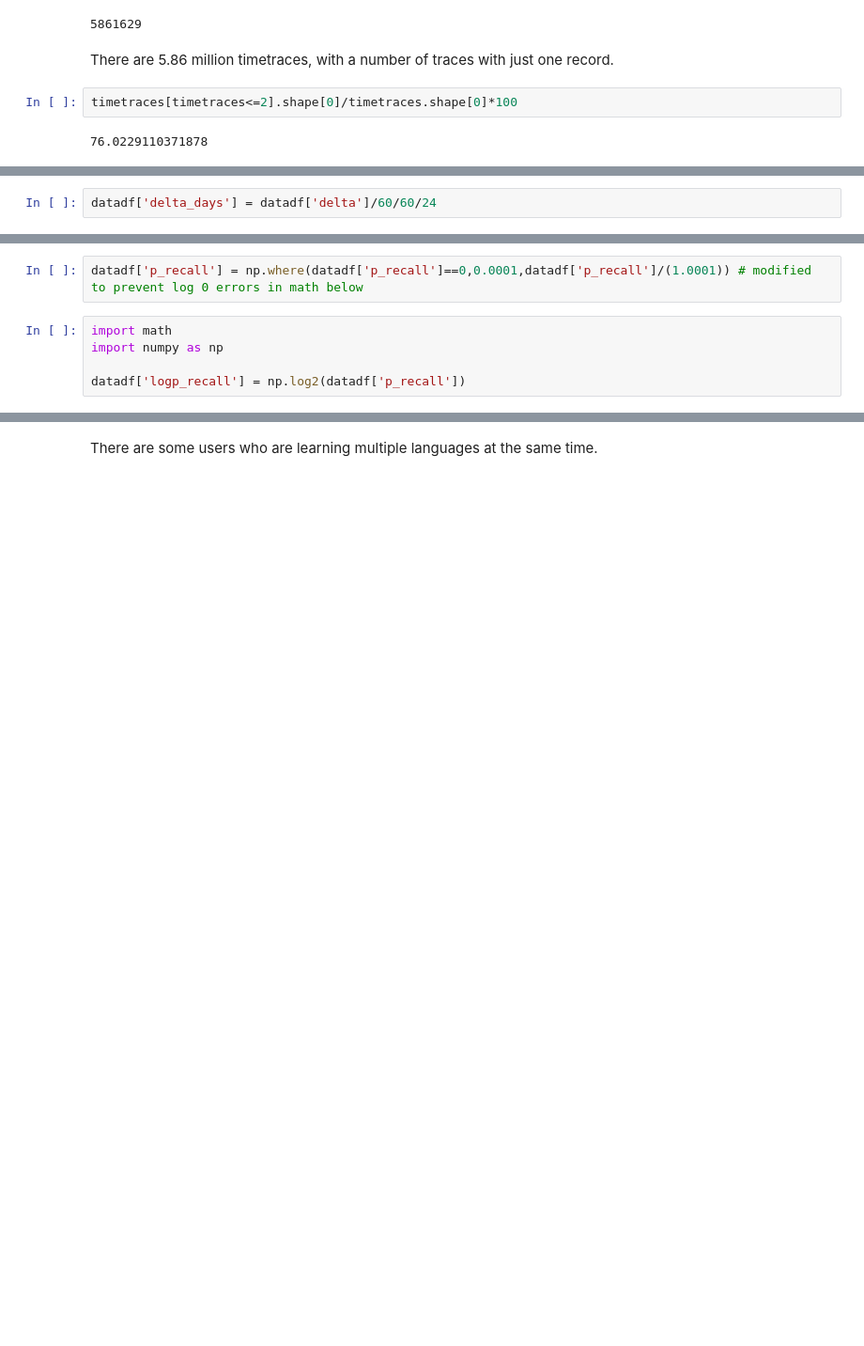
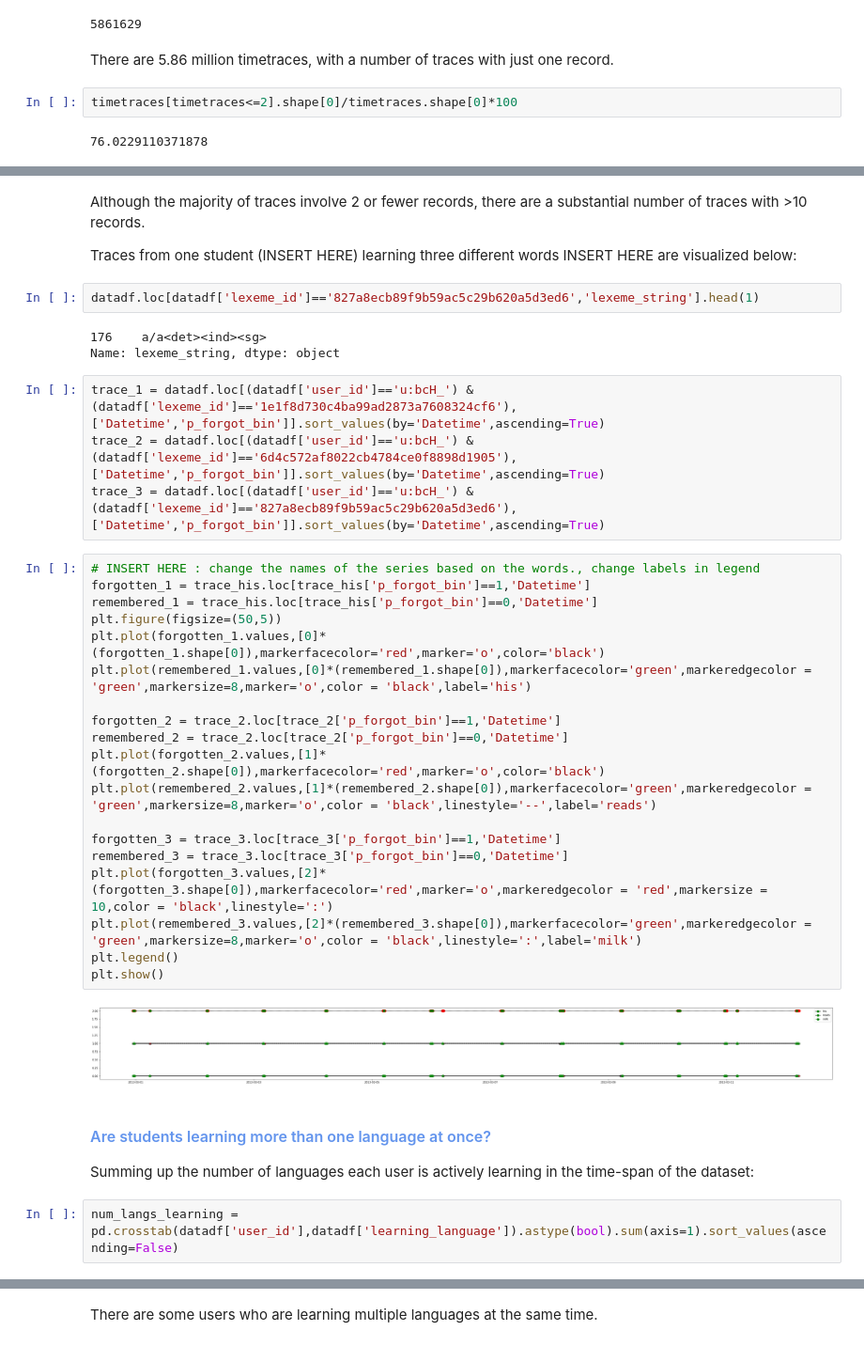
Before and after one commit to rts1988/Duolingo_spaced_repetition, a Jupyter notebook: 1_Introduction_basicEDA_Duolingo_spaced_repetition.ipynb, the cells around one changed output, grey strips where cells are left out. Shown at 94% size. Saved outputs shown, nothing was run; the diff lists cells and outputs as text; blank space fills up the shorter version.

Commit message:
almost done - check INSERT HERE

```diff
--- a/1_Introduction_basicEDA_Duolingo_spaced_repetition.ipynb
+++ b/1_Introduction_basicEDA_Duolingo_spaced_repetition.ipynb
@@ -960,2 +873,0 @@ Name: p_forgot_bin, dtype: float64
-# %%
-datadf['delta_days'] = datadf['delta']/60/60/24
@@ -1056,7 +873,0 @@ splitting will have to take into account time series considerations - so if we a
-# %%
-datadf['p_recall'] = np.where(datadf['p_recall']==0,0.0001,datadf['p_recall']/(1.0001)) # modified to prevent log 0 errors in math below
-# %%
-import math
-import numpy as np
-
-datadf['logp_recall'] = np.log2(datadf['p_recall'])
@@ -1304,0 +902,40 @@ Index(['en', 'it', 'pt', 'fr', 'es', 'de'], dtype='object')
+# %% [markdown]
+Although the majority of traces involve 2 or fewer records, there are a substantial number of traces with >10 records.
+
+Traces from one student (INSERT HERE) learning three different words INSERT HERE are visualized below:
+# %%
+datadf.loc[datadf['lexeme_id']=='827a8ecb89f9b59ac5c29b620a5d3ed6','lexeme_string'].head(1)
+# %% [output]
+176    a/a<det><ind><sg>
+Name: lexeme_string, dtype: object
+# %%
+trace_1 = datadf.loc[(datadf['user_id']=='u:bcH_') & (datadf['lexeme_id']=='1e1f8d730c4ba99ad2873a7608324cf6'),['Datetime','p_forgot_bin']].sort_values(by='Datetime',ascending=True)
+trace_2 = datadf.loc[(datadf['user_id']=='u:bcH_') & (datadf['lexeme_id']=='6d4c572af8022cb4784ce0f8898d1905'),['Datetime','p_forgot_bin']].sort_values(by='Datetime',ascending=True)
+trace_3 = datadf.loc[(datadf['user_id']=='u:bcH_') & (datadf['lexeme_id']=='827a8ecb89f9b59ac5c29b620a5d3ed6'),['Datetime','p_forgot_bin']].sort_values(by='Datetime',ascending=True)
+# %%
+# INSERT HERE : change the names of the series based on the words., change labels in legend
+forgotten_1 = trace_his.loc[trace_his['p_forgot_bin']==1,'Datetime']
+remembered_1 = trace_his.loc[trace_his['p_forgot_bin']==0,'Datetime']
+plt.figure(figsize=(50,5))
+plt.plot(forgotten_1.values,[0]*(forgotten_1.shape[0]),markerfacecolor='red',marker='o',color='black')
+plt.plot(remembered_1.values,[0]*(remembered_1.shape[0]),markerfacecolor='green',markeredgecolor = 'green',markersize=8,marker='o',color = 'black',label='his')
+
+forgotten_2 = trace_2.loc[trace_2['p_forgot_bin']==1,'Datetime']
+remembered_2 = trace_2.loc[trace_2['p_forgot_bin']==0,'Datetime']
+plt.plot(forgotten_2.values,[1]*(forgotten_2.shape[0]),markerfacecolor='red',marker='o',color='black')
+plt.plot(remembered_2.values,[1]*(remembered_2.shape[0]),markerfacecolor='green',markeredgecolor = 'green',markersize=8,marker='o',color = 'black',linestyle='--',label='reads')
+
+forgotten_3 = trace_3.loc[trace_3['p_forgot_bin']==1,'Datetime']
+remembered_3 = trace_3.loc[trace_3['p_forgot_bin']==0,'Datetime']
+plt.plot(forgotten_3.values,[2]*(forgotten_3.shape[0]),markerfacecolor='red',marker='o',markeredgecolor = 'red',markersize = 10,color = 'black',linestyle=':')
+plt.plot(remembered_3.values,[2]*(remembered_3.shape[0]),markerfacecolor='green',markeredgecolor = 'green',markersize=8,marker='o',color = 'black',linestyle=':',label='milk')
+plt.legend()
+plt.show()
+# %% [output]
+[figure, added]
+# %% [markdown]
+### <font color = 'cornflowerblue' size= 3>Are students learning more than one language at once?</font>
+
+Summing up the number of languages each user is actively learning in the time-span of the dataset:
+# %%
+num_langs_learning = pd.crosstab(datadf['user_id'],datadf['learning_language']).astype(bool).sum(axis=1).sort_values(ascending=False)
```
Also changed, not shown: parts of 213 cells of this notebook.
